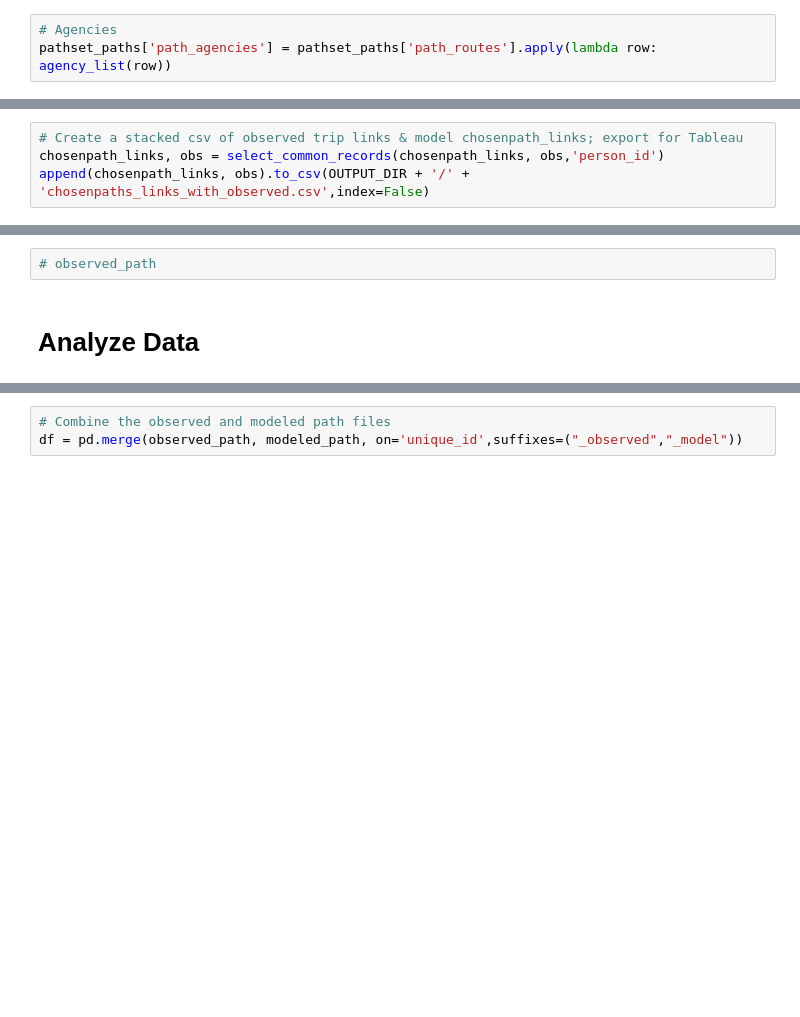
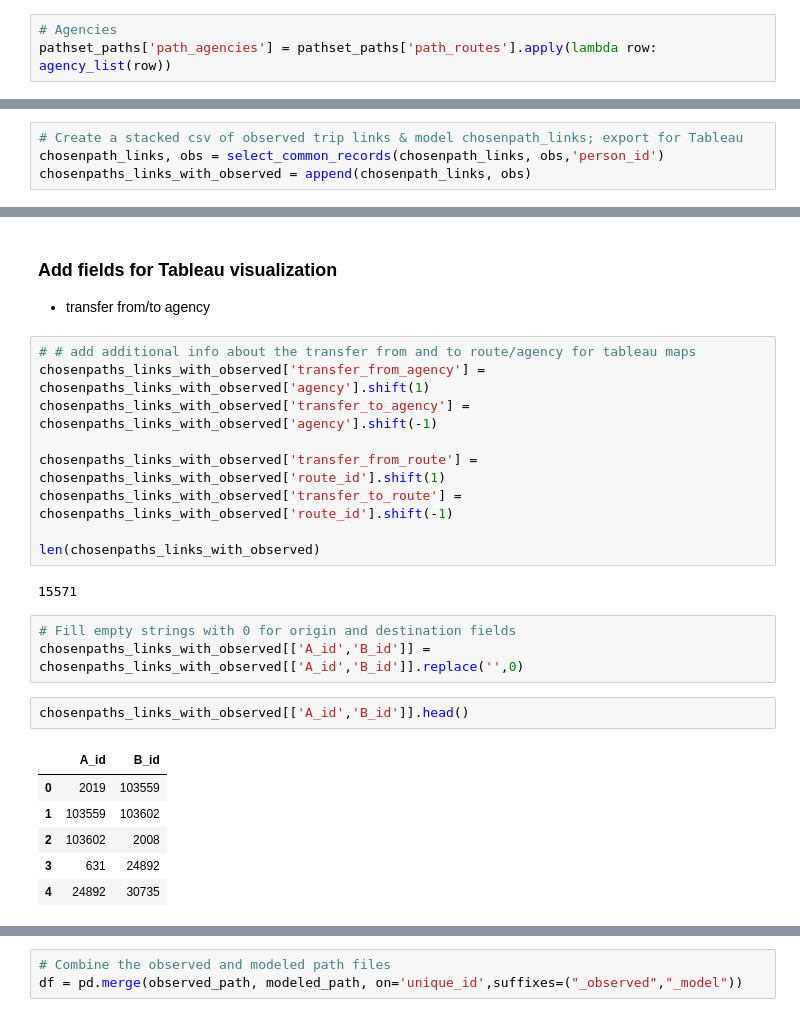
Before and after one commit to sfcta/fast-trips-validation, a Jupyter notebook: notebooks/prepare_fasttrips_chts.ipynb, the cells around one changed output, grey strips where cells are left out. Cells and saved outputs as stored; diff of their text form; blank space fills up the shorter version.

```diff
--- a/notebooks/prepare_fasttrips_chts.ipynb
+++ b/notebooks/prepare_fasttrips_chts.ipynb
@@ -224,4 +260,4 @@ pathset_paths['path_agencies'] = pathset_paths['path_routes'].apply(lambda row:
 # %%
 # Create a stacked csv of observed trip links & model chosenpath_links; export for Tableau
 chosenpath_links, obs = select_common_records(chosenpath_links, obs,'person_id')
-append(chosenpath_links, obs).to_csv(OUTPUT_DIR + '/' + 'chosenpaths_links_with_observed.csv',index=False)
+chosenpaths_links_with_observed = append(chosenpath_links, obs)
@@ -235,4 +264,26 @@ modeled_path = modeled_path[modeled_path['unique_id'].isin(observed_path['unique
-# %%
-# observed_path
-# %% [markdown]
-# Analyze Data
+# %% [markdown]
+### Add fields for Tableau visualization
+- transfer from/to agency
+# %%
+# # add additional info about the transfer from and to route/agency for tableau maps
+chosenpaths_links_with_observed['transfer_from_agency'] = chosenpaths_links_with_observed['agency'].shift(1)
+chosenpaths_links_with_observed['transfer_to_agency'] = chosenpaths_links_with_observed['agency'].shift(-1)
+
+chosenpaths_links_with_observed['transfer_from_route'] = chosenpaths_links_with_observed['route_id'].shift(1)
+chosenpaths_links_with_observed['transfer_to_route'] = chosenpaths_links_with_observed['route_id'].shift(-1)
+
+len(chosenpaths_links_with_observed)
+# %% [output]
+15571
+# %%
+# Fill empty strings with 0 for origin and destination fields
+chosenpaths_links_with_observed[['A_id','B_id']] = chosenpaths_links_with_observed[['A_id','B_id']].replace('',0)
+# %%
+chosenpaths_links_with_observed[['A_id','B_id']].head()
+# %% [output]
+|  | A_id | B_id |
+| 0 | 2019 | 103559 |
+| 1 | 103559 | 103602 |
+| 2 | 103602 | 2008 |
+| 3 | 631 | 24892 |
+| 4 | 24892 | 30735 |
```
Also changed, not shown: parts of 41 cells of this notebook, 2 other files.
